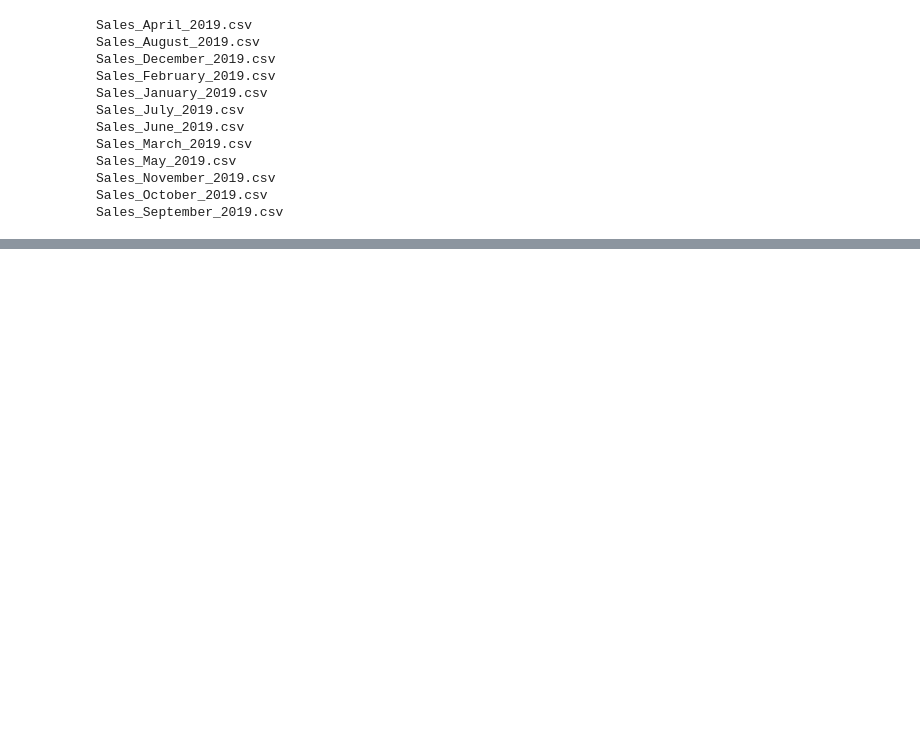
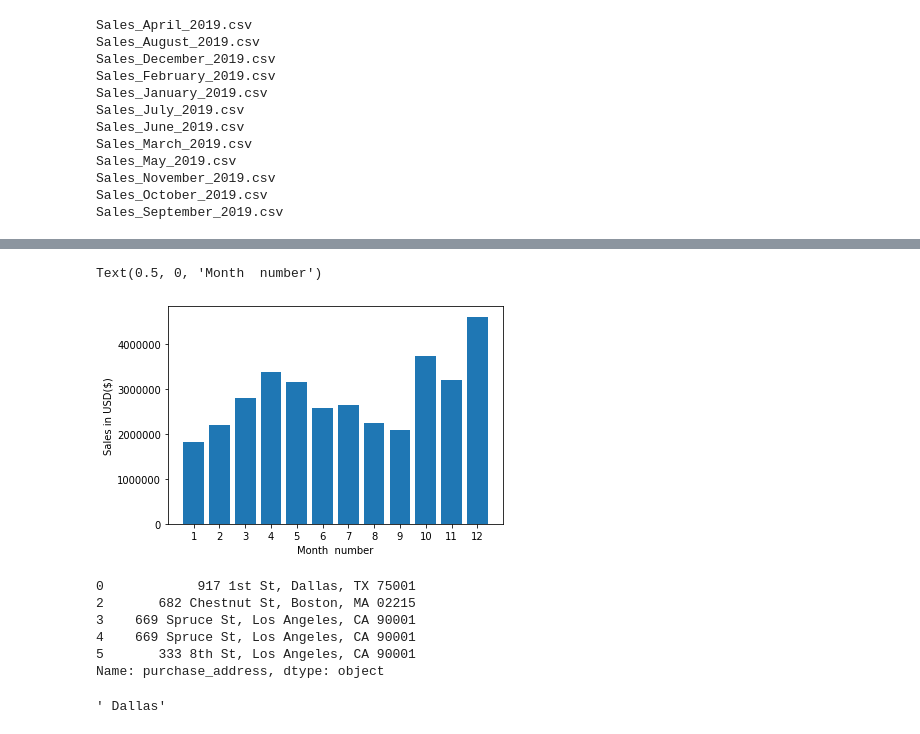
Before and after one commit to SergeyOshemkov/My-data-analysis-in-Python, a Jupyter notebook: Notebooks in English/Sales analysis #1.ipynb, the cells around one changed output, grey strips where cells are left out. Cells and saved outputs as stored; diff of their text form; code cells hidden in the pictures; blank space fills up the shorter version.

Commit message:
Updated the sales dataset notebook with the new solutions,

```diff
--- a/Notebooks in English/Sales analysis #1.ipynb
+++ b/Notebooks in English/Sales analysis #1.ipynb
@@ -58,0 +103,5 @@ all_data.head(4)
+# %%
+# In the further analysis I've found out that the Order Date column contains 'Or' letters.
+# So, let's get rid of them as well:
+
+all_data = all_data[all_data['order_date'].str[0:2] != "Or"]
@@ -58,0 +121,7 @@ all_data.head(4)
+# %%
+#  Let's change the types of the necessary columns to numeric:
+
+all_data.quantity_ordered = pd.to_numeric(all_data.quantity_ordered)
+all_data.price_each = pd.to_numeric(all_data.price_each)
+
+all_data.dtypes
@@ -58,0 +137,6 @@ all_data.head(4)
+# %%
+# Adding month column:
+
+all_data['month'] = all_data['order_date'].str[0:2].astype('int32')
+
+all_data.head(3)
@@ -58,0 +148,5 @@ all_data.head(4)
+# %%
+# Adding the sales column:
+all_data['sales'] = all_data.quantity_ordered.mul(all_data.price_each)
+
+all_data.head()
@@ -58,0 +179,31 @@ all_data.head(4)
+# %%
+# Visualizing sales by months:
+
+sales = all_data.groupby('month').sum()
+
+months = range(1, 13)
+
+plt.bar(months, sales.sales)
+plt.xticks(months)
+plt.ylabel("Sales in USD($)")
+plt.xlabel("Month  number")
+# %% [output]
+Text(0.5, 0, 'Month  number')
+[figure, added]
+# %%
+# Task #2: Find the city which had the highest number of sales.
+
+all_data.head()
+
+all_data.purchase_address.head()
+# %% [output]
+0            917 1st St, Dallas, TX 75001
+2       682 Chestnut St, Boston, MA 02215
+3    669 Spruce St, Los Angeles, CA 90001
+4    669 Spruce St, Los Angeles, CA 90001
+5       333 8th St, Los Angeles, CA 90001
+Name: purchase_address, dtype: object
+# %%
+all_data.purchase_address.str.split(',')[0][1]
+# %% [output]
+' Dallas'
```
Also changed, not shown: parts of 9 cells of this notebook.
